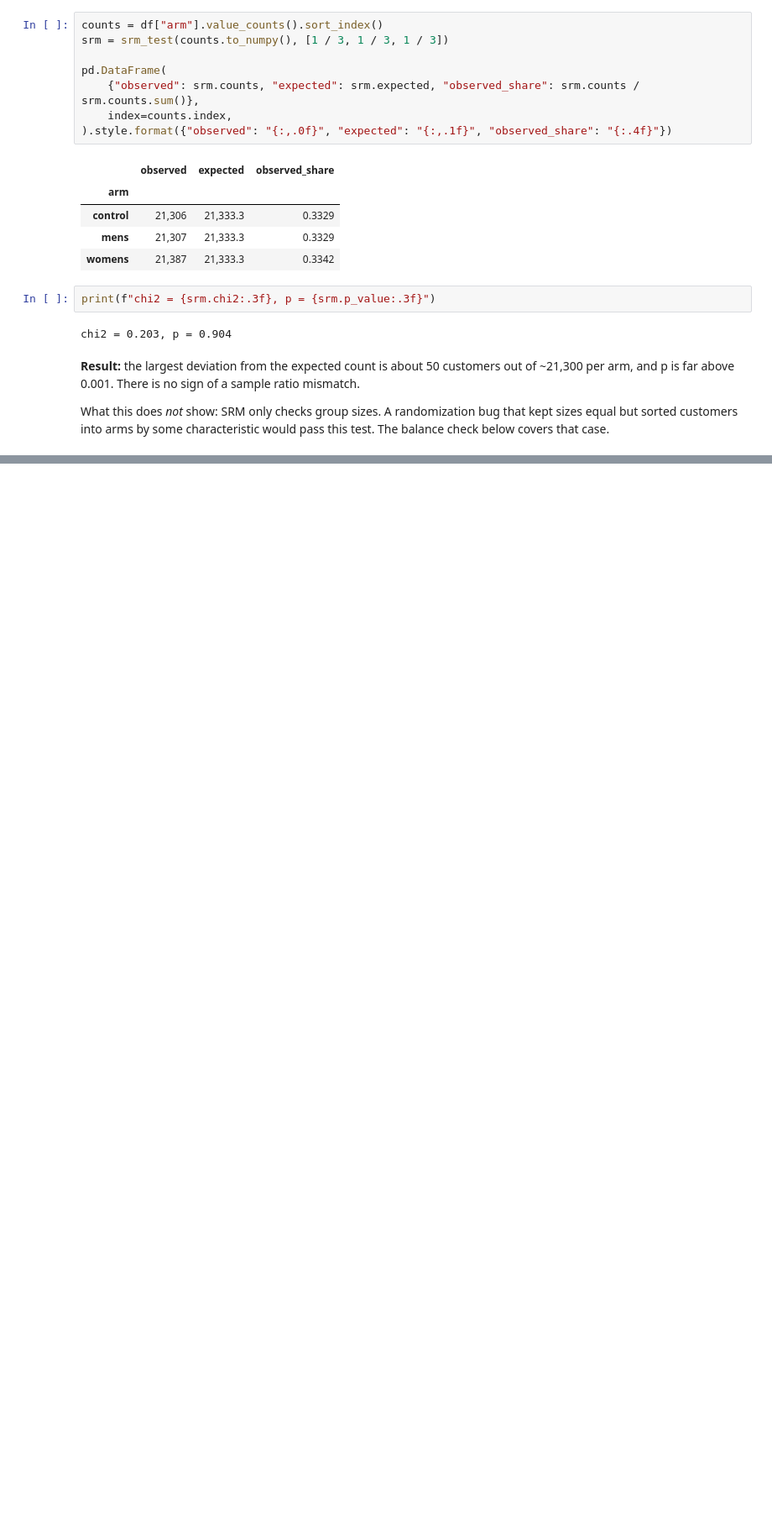
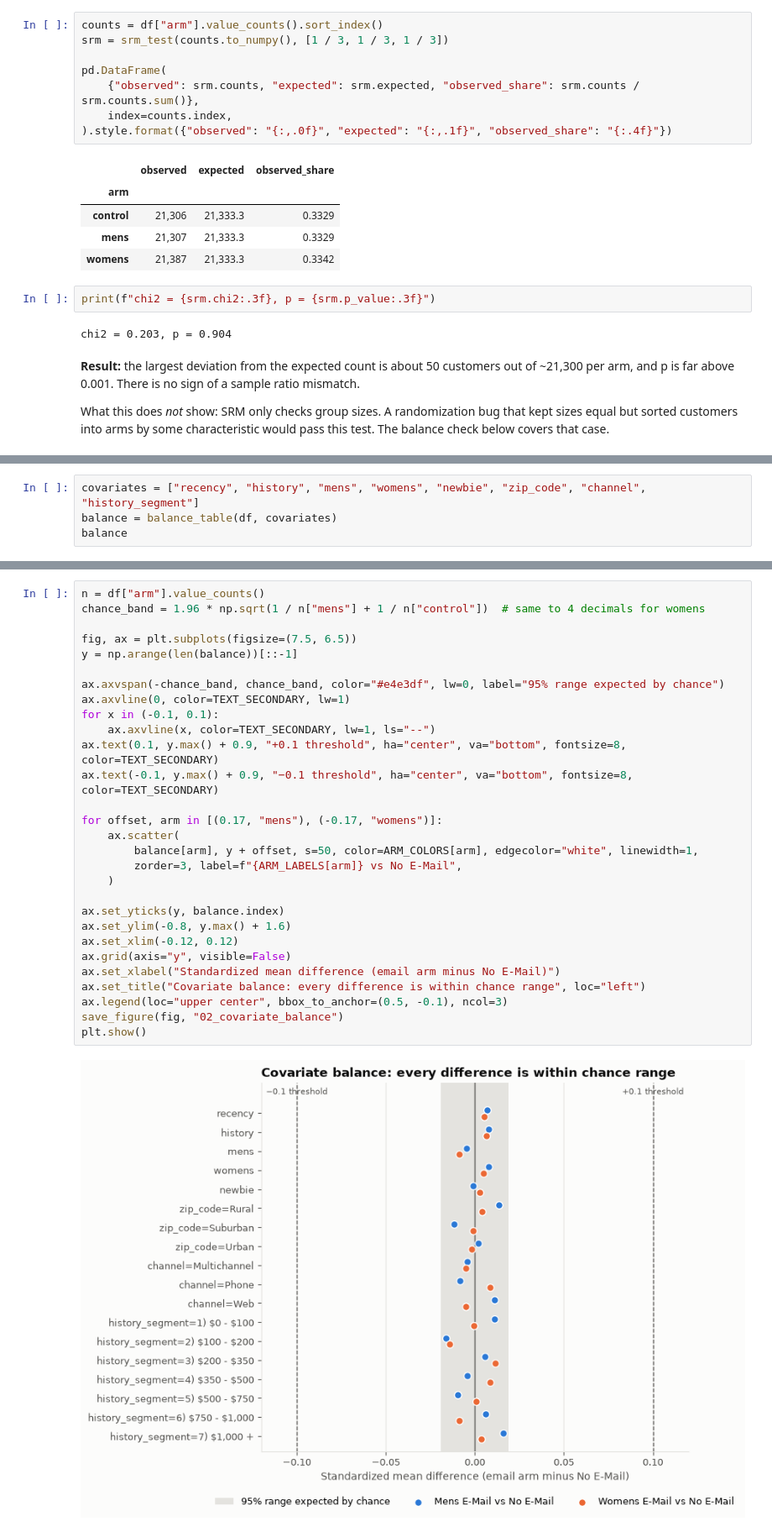
Before and after one commit to berkcansuner/hillstrom-email-uplift, a Jupyter notebook: notebooks/02_validity.ipynb, the cells around one changed output, grey strips where cells are left out. Shown at 84% size. Cells and saved outputs as stored; diff of their text form; blank space fills up the shorter version.

Commit message:
Add notebook 02: covariate balance and love plot

```diff
--- a/notebooks/02_validity.ipynb
+++ b/notebooks/02_validity.ipynb
@@ -52,0 +63,4 @@ What this does *not* show: SRM only checks group sizes. A randomization bug that
+# %%
+covariates = ["recency", "history", "mens", "womens", "newbie", "zip_code", "channel", "history_segment"]
+balance = balance_table(df, covariates)
+balance
@@ -52,0 +91,31 @@ What this does *not* show: SRM only checks group sizes. A randomization bug that
+# %%
+n = df["arm"].value_counts()
+chance_band = 1.96 * np.sqrt(1 / n["mens"] + 1 / n["control"])  # same to 4 decimals for womens
+
+fig, ax = plt.subplots(figsize=(7.5, 6.5))
+y = np.arange(len(balance))[::-1]
+
+ax.axvspan(-chance_band, chance_band, color="#e4e3df", lw=0, label="95% range expected by chance")
+ax.axvline(0, color=TEXT_SECONDARY, lw=1)
+for x in (-0.1, 0.1):
+    ax.axvline(x, color=TEXT_SECONDARY, lw=1, ls="--")
+ax.text(0.1, y.max() + 0.9, "+0.1 threshold", ha="center", va="bottom", fontsize=8, color=TEXT_SECONDARY)
+ax.text(-0.1, y.max() + 0.9, "−0.1 threshold", ha="center", va="bottom", fontsize=8, color=TEXT_SECONDARY)
+
+for offset, arm in [(0.17, "mens"), (-0.17, "womens")]:
+    ax.scatter(
+        balance[arm], y + offset, s=50, color=ARM_COLORS[arm], edgecolor="white", linewidth=1,
+        zorder=3, label=f"{ARM_LABELS[arm]} vs No E-Mail",
+    )
+
+ax.set_yticks(y, balance.index)
+ax.set_ylim(-0.8, y.max() + 1.6)
+ax.set_xlim(-0.12, 0.12)
+ax.grid(axis="y", visible=False)
+ax.set_xlabel("Standardized mean difference (email arm minus No E-Mail)")
+ax.set_title("Covariate balance: every difference is within chance range", loc="left")
+ax.legend(loc="upper center", bbox_to_anchor=(0.5, -0.1), ncol=3)
+save_figure(fig, "02_covariate_balance")
+plt.show()
+# %% [output]
+[figure, added]
```
Also changed, not shown: parts of 5 cells of this notebook, 2 other files.
